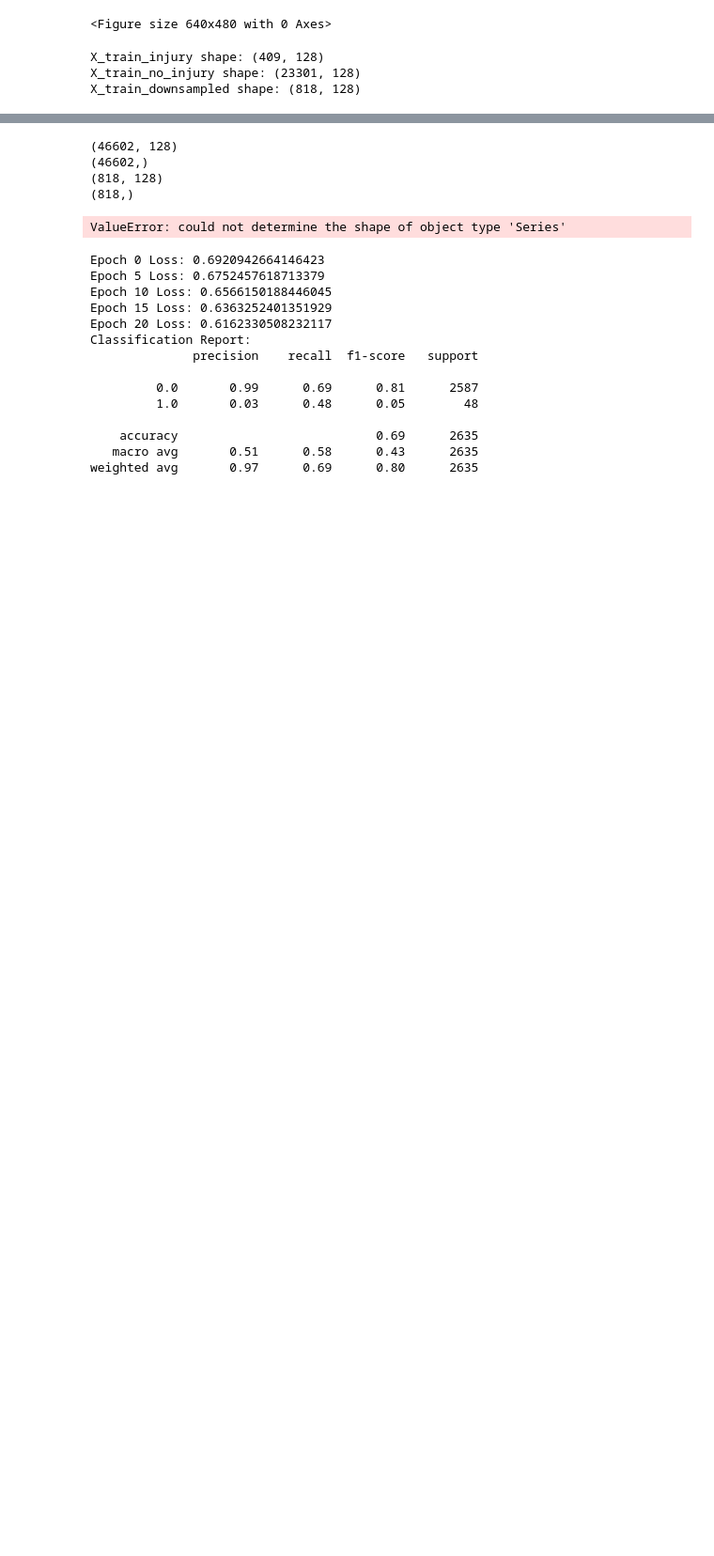
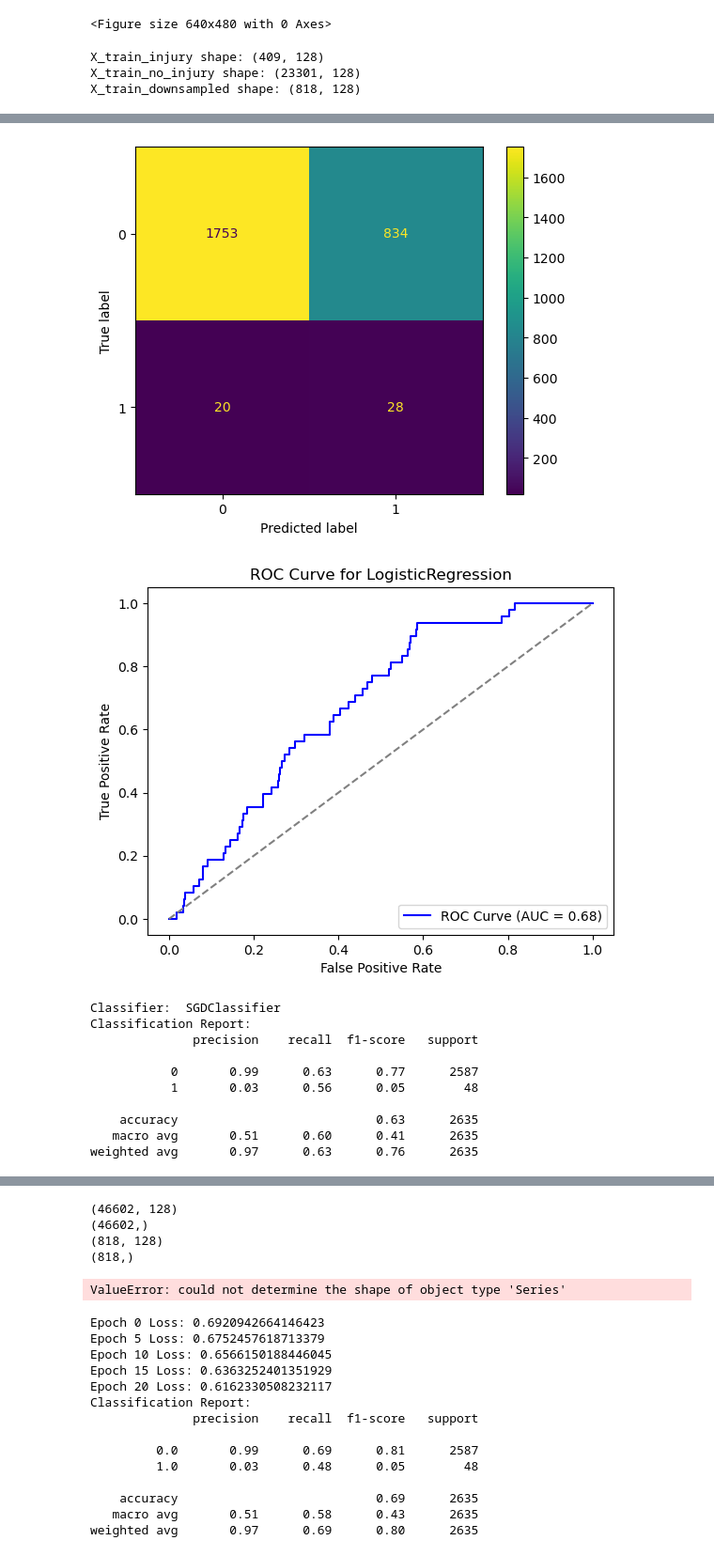
Before and after one commit to DiyaPrasanth20/NFL_Analysis, a Jupyter notebook: pluh2.ipynb, the cells around one changed output, grey strips where cells are left out. Shown at 94% size. Saved outputs shown, nothing was run; the diff lists cells and outputs as text; code cells hidden in the pictures; blank space fills up the shorter version.

```diff
--- a/pluh2.ipynb
+++ b/pluh2.ipynb
@@ -304,0 +272,33 @@ weighted avg       0.97      0.63      0.76      2635
+# %%
+for key, classifier in classifiers.items():
+    classifier.fit(X_train_resampled, y_train_resampled)
+    print("Classifier: ", classifier.__class__.__name__)
+    print("Classification Report: ")
+    print(classification_report(y_test, classifier.predict(X_test)))
+
+    cm = confusion_matrix(y_test, classifier.predict(X_test))
+    disp = ConfusionMatrixDisplay(confusion_matrix=cm)
+    disp.plot()
+    plt.show()
+    if hasattr(classifier, "predict_proba"):  # For models that support probability prediction
+        y_prob = classifier.predict_proba(X_test)[:, 1]
+    elif hasattr(classifier, "decision_function"):  # For models like SVM that use decision_function
+        y_prob = classifier.decision_function(X_test)
+    else:
+        print(f"Skipping ROC for {classifier.__class__.__name__}, no probability output available.")
+        continue
+
+    # Compute ROC curve and AUC
+    fpr, tpr, thresholds = roc_curve(y_test, y_prob)
+    auc_score = roc_auc_score(y_test, y_prob)
+
+    # Plot ROC curve
+    plt.figure()
+    plt.plot(fpr, tpr, color='blue', label=f"ROC Curve (AUC = {auc_score:.2f})")
+    plt.plot([0, 1], [0, 1], color='gray', linestyle='--')  # Diagonal line for random guessing
+    plt.xlabel("False Positive Rate")
+    plt.ylabel("True Positive Rate")
+    plt.title(f"ROC Curve for {classifier.__class__.__name__}")
+    plt.legend(loc="lower right")
+    plt.show()
+# %% [output]
@@ -304,0 +315,12 @@ weighted avg       0.97      0.63      0.76      2635
+[figure, added]
+[figure, added]
+Classifier:  SGDClassifier
+Classification Report:
+              precision    recall  f1-score   support
+
+           0       0.99      0.63      0.77      2587
+           1       0.03      0.56      0.05        48
+
+    accuracy                           0.63      2635
+   macro avg       0.51      0.60      0.41      2635
+weighted avg       0.97      0.63      0.76      2635
```
Also changed, not shown: parts of 3 cells of this notebook, 1 other file.
